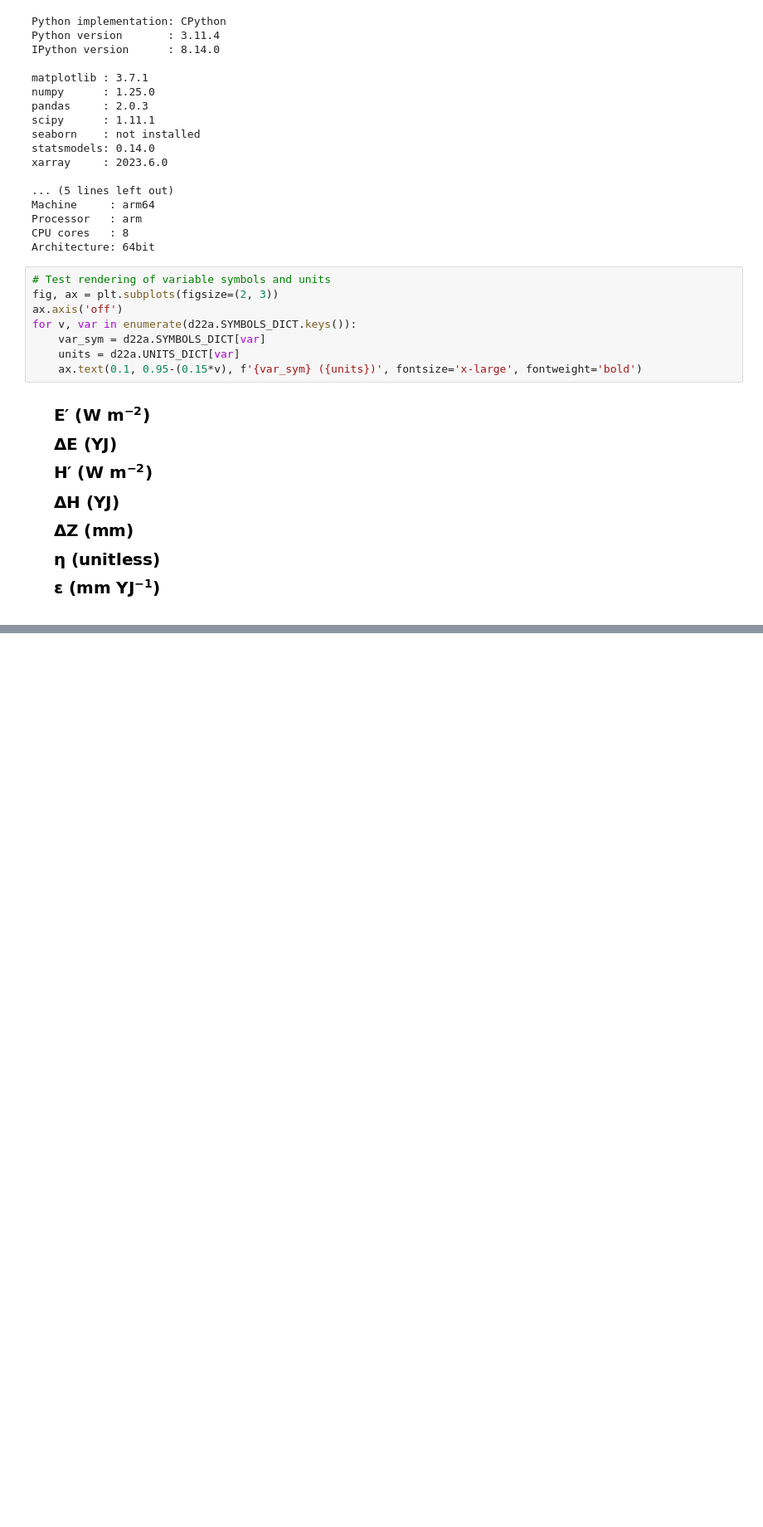
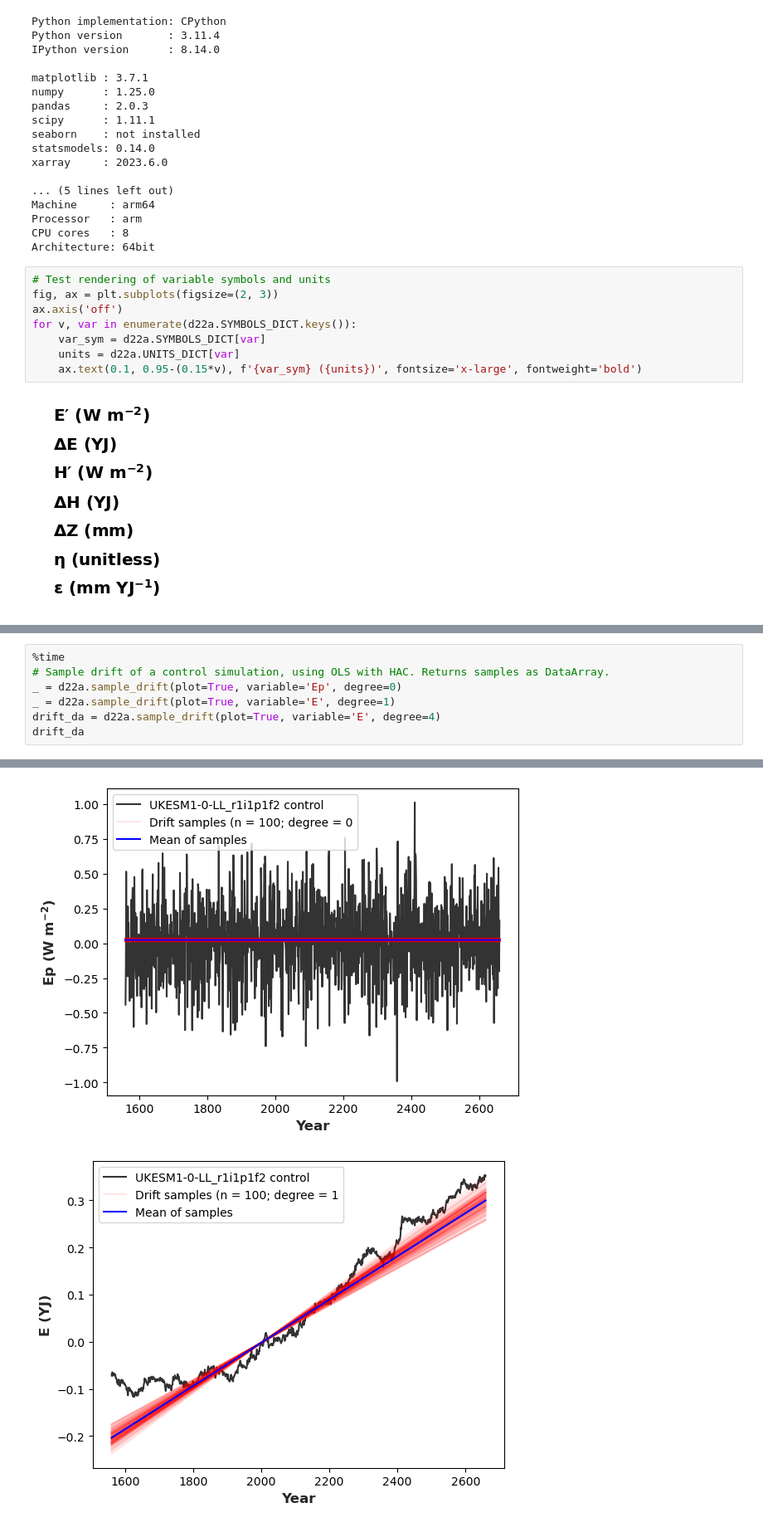
Before and after one commit to grandey/d22a-mcdc, a Jupyter notebook: test_d22a.ipynb, the cells around one changed output, grey strips where cells are left out. Shown at 83% size. Drawn from its saved outputs; the diff is of its cells as text; blank space fills up the shorter version.

Commit message:
sample_drift(): Sample drift of a control simulation, using OLS with HAC; currently handles polynomial of fixed degree.

```diff
--- a/test_d22a.ipynb
+++ b/test_d22a.ipynb
@@ -84,3 +84,11 @@ get_cmip6_df(UKESM1-0-LL_r1i1p1f2, piControl): shifted start year from 1960 to 1
 | 29505 | UKESM1-0-LL_r1i1p1f2 | ssp585 | 2099 | 3.837172 | 3.305047 | 3.448655 | 2.675205 | 379.903259 |
 | 29506 | UKESM1-0-LL_r1i1p1f2 | ssp585 | 2100 | 3.442719 | 3.359669 | 2.786331 | 2.719413 | 387.080750 |
 29507 rows × 8 columns
+# %%
+%time
+# Sample drift of a control simulation, using OLS with HAC. Returns samples as DataArray.
+_ = d22a.sample_drift(plot=True, variable='Ep', degree=0)
+_ = d22a.sample_drift(plot=True, variable='E', degree=1)
+drift_da = d22a.sample_drift(plot=True, variable='E', degree=4)
+drift_da
+# %% [output]
@@ -86,0 +97,2 @@ get_cmip6_df(UKESM1-0-LL_r1i1p1f2, piControl): shifted start year from 1960 to 1
+[figure, added]
+[figure, added]
```
Also changed, not shown: parts of 4 cells of this notebook, 1 other file.
